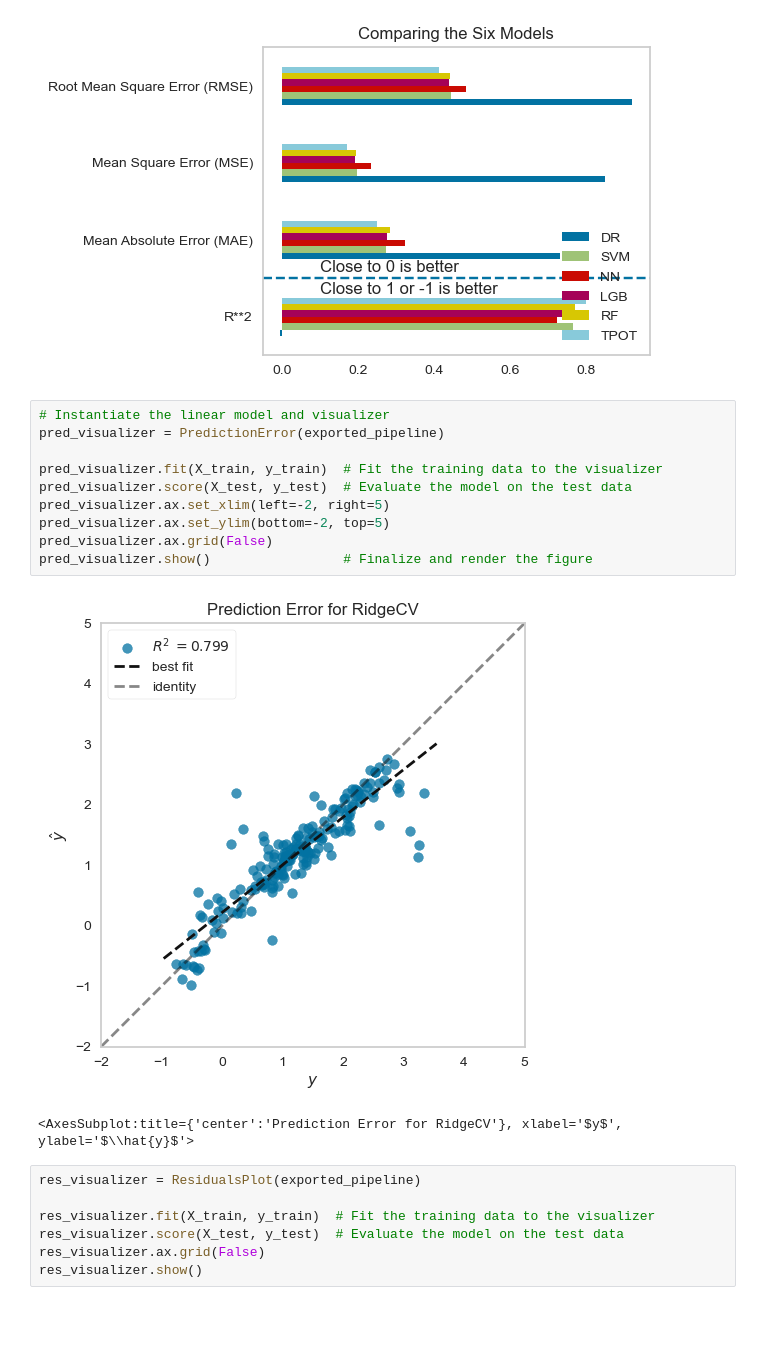
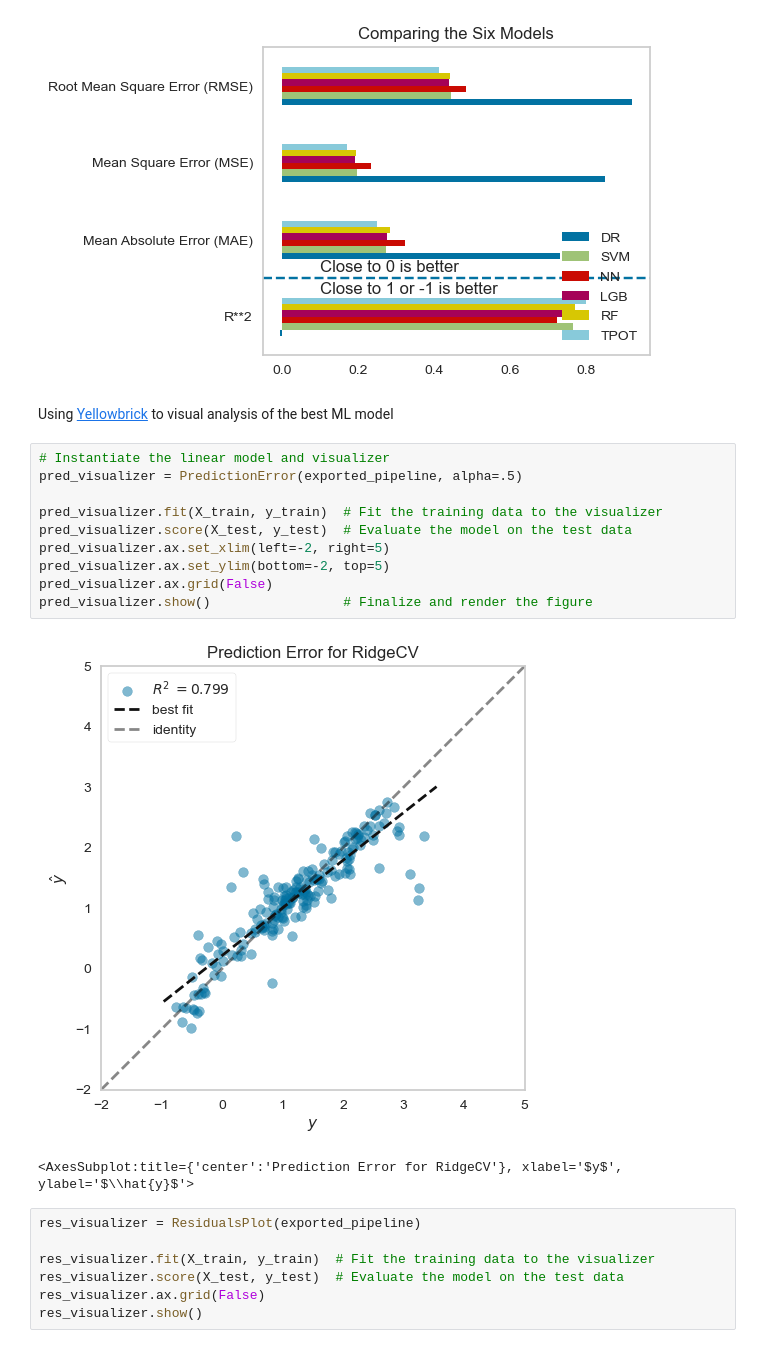
Before and after one commit to dmulysses/ml-regression-pkbhx, a Jupyter notebook: ml-regression-pkbhx.ipynb, the cells around one changed output. Cells and saved outputs as stored; diff of their text form; blank space fills up the shorter version.

```diff
--- a/ml-regression-pkbhx.ipynb
+++ b/ml-regression-pkbhx.ipynb
@@ -489,18 +436,20 @@ plt.axhline(y=0.5, linestyle='--')
 plt.show()
 # %% [output]
 [figure]
+# %% [markdown]
+Using [Yellowbrick](https://www.scikit-yb.org/) to visual analysis of the best ML model
 # %%
 # Instantiate the linear model and visualizer
-pred_visualizer = PredictionError(exported_pipeline)
+pred_visualizer = PredictionError(exported_pipeline, alpha=.5)
 
 pred_visualizer.fit(X_train, y_train)  # Fit the training data to the visualizer
 pred_visualizer.score(X_test, y_test)  # Evaluate the model on the test data
 pred_visualizer.ax.set_xlim(left=-2, right=5)
 pred_visualizer.ax.set_ylim(bottom=-2, top=5)
 pred_visualizer.ax.grid(False)
 pred_visualizer.show()                 # Finalize and render the figure
 # %% [output]
-[figure, old version]
+[figure, new version]
 <AxesSubplot:title={'center':'Prediction Error for RidgeCV'}, xlabel='$y$', ylabel='$\\hat{y}$'>
 # %%
 res_visualizer = ResidualsPlot(exported_pipeline)
```
Also changed, not shown: parts of 12 cells of this notebook.
